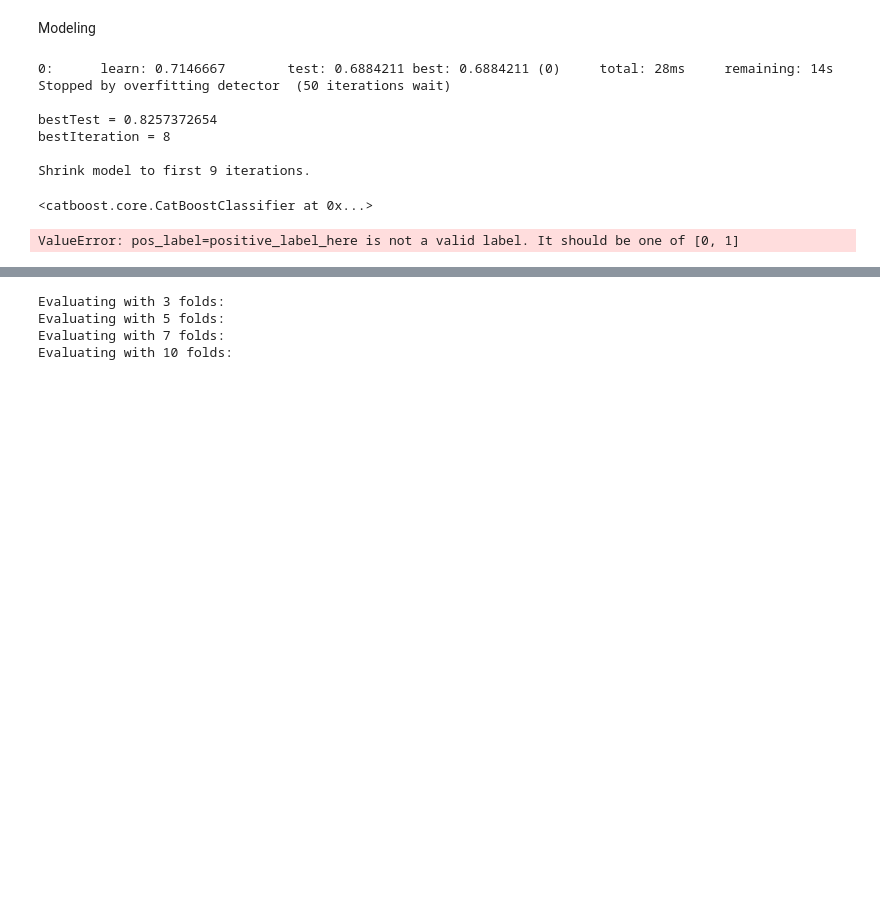
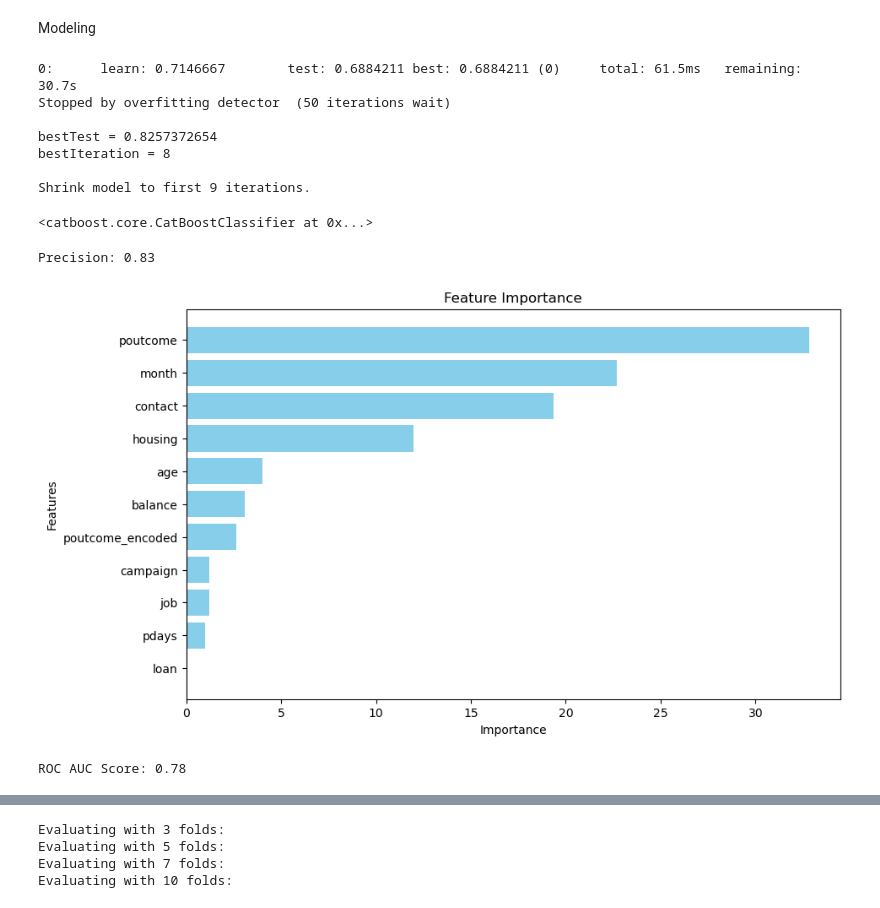
Before and after one commit to tdarum/BankCampaign, a Jupyter notebook: Capstone Project Module 3 Theresia Porto.ipynb, the cells around one changed output, grey strips where cells are left out. Saved outputs shown, nothing was run; the diff lists cells and outputs as text; code cells hidden in the pictures; blank space fills up the shorter version.

```diff
--- a/Capstone Project Module 3 Theresia Porto.ipynb
+++ b/Capstone Project Module 3 Theresia Porto.ipynb
@@ -182,7 +182,7 @@ The steps applied in this project will include but are not limited to these high
 # %% [markdown]
 ### Load the dataset
 # %%
-df = pd.read_csv('C:/Users/tgs_e/OneDrive/Documents/GitHub/BankCampaign/data_bank_marketing_campaign.csv')
+df = pd.read_csv('/Users/mac/Documents/GitHub/BankCampaign/data_bank_marketing_campaign.csv')
 
 df
 # %% [output]
@@ -1170,7 +1170,7 @@ model = CatBoostClassifier(
 # Train the model
 model.fit(x_train, y_train, eval_set=(x_test, y_test), early_stopping_rounds=50)
 # %% [output]
-0:      learn: 0.7146667        test: 0.6884211 best: 0.6884211 (0)     total: 28ms     remaining: 14s
+0:      learn: 0.7146667        test: 0.6884211 best: 0.6884211 (0)     total: 61.5ms   remaining: 30.7s
 Stopped by overfitting detector  (50 iterations wait)
 
 bestTest = 0.8257372654
@@ -1179,11 +1179,41 @@ bestIteration = 8
 Shrink model to first 9 iterations.
 <catboost.core.CatBoostClassifier at 0x...>
 # %%
-# Make predictions
+
 y_pred = model.predict(x_test)
 
-# Evaluate precision
-precision = precision_score(y_test, y_pred, pos_label='positive_label_here')  # Replace with the positive class label
+precision = precision_score(y_test, y_pred, pos_label=1)  # Replace with the positive class label
 print(f"Precision: {precision:.2f}")
 # %% [output]
-ValueError: pos_label=positive_label_here is not a valid label. It should be one of [0, 1]
+Precision: 0.83
+# %%
+# Get feature importance values
+feature_importances = model.get_feature_importance()
+
+# Combine with feature names
+import pandas as pd
+feature_names = x_train.columns
+importance_df = pd.DataFrame({
+    'Feature': feature_names,
+    'Importance': feature_importances
+}).sort_values(by='Importance', ascending=False)
+# %%
+plt.figure(figsize=(10, 6))
+plt.barh(importance_df['Feature'], importance_df['Importance'], color='skyblue')
+plt.xlabel('Importance')
+plt.ylabel('Features')
+plt.title('Feature Importance')
+plt.gca().invert_yaxis()  # To display the most important feature on top
+plt.show()
+# %% [output]
+[figure, added]
+# %%
+
+y_pred_proba = model.predict_proba(x_test)[:, 1]
+
+fpr, tpr, thresholds = roc_curve(y_test, y_pred_proba)
+
+roc_auc = roc_auc_score(y_test, y_pred_proba)
+print(f"ROC AUC Score: {roc_auc:.2f}")
+# %% [output]
+ROC AUC Score: 0.78
```
Also changed, not shown: parts of 1 cell of this notebook.
